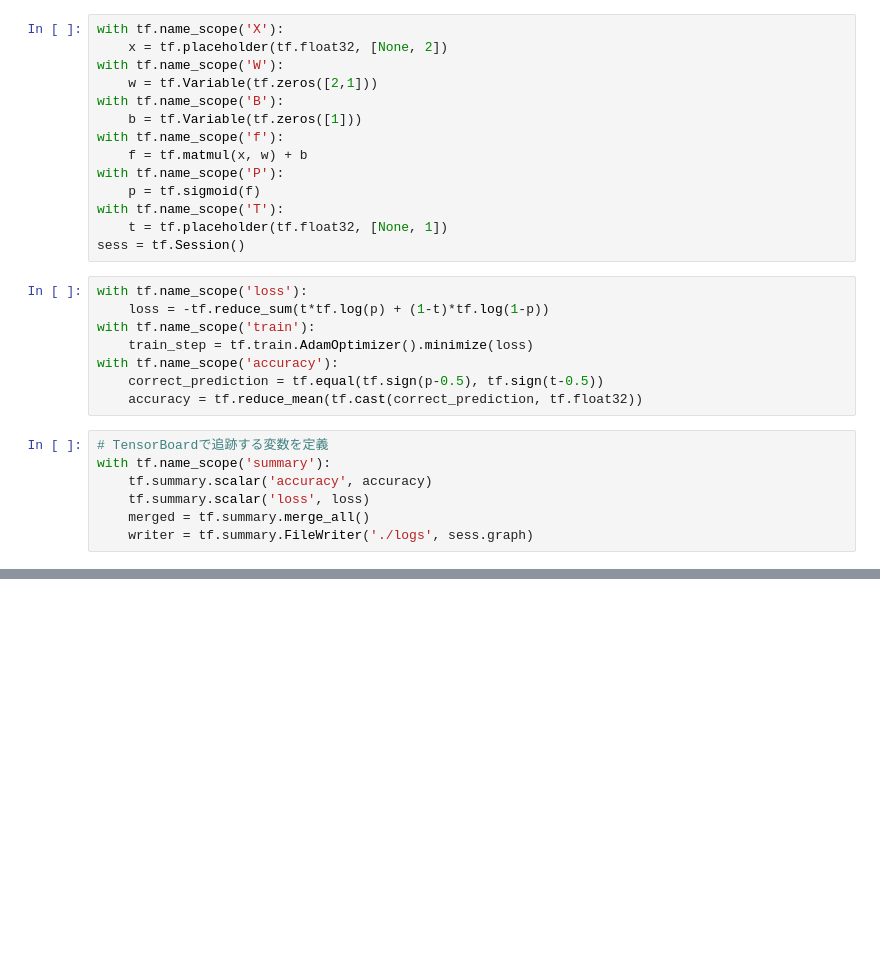
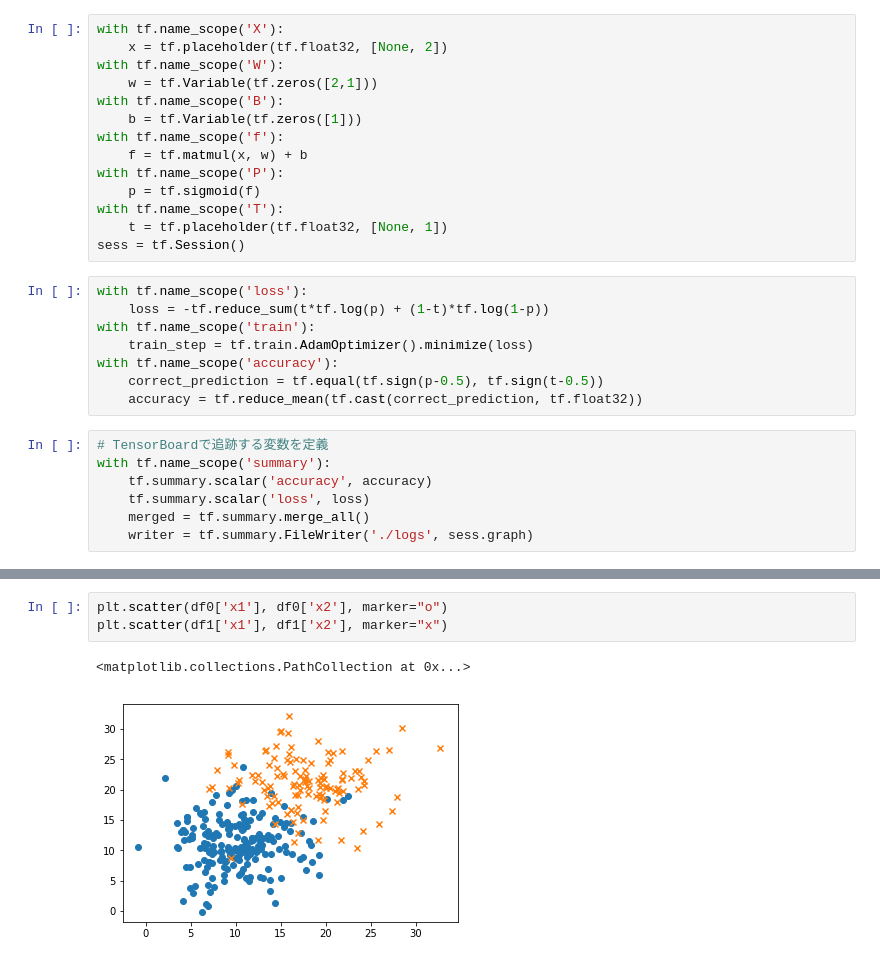
Before and after one commit to suotani/tensorflow_practice, a Jupyter notebook: practice/ロジスティック回帰.ipynb, the cells around one changed output, grey strips where cells are left out. Cells and saved outputs as stored; diff of their text form; blank space fills up the shorter version.

```diff
--- a/practice/ロジスティック回帰.ipynb
+++ b/practice/ロジスティック回帰.ipynb
@@ -86,0 +94,6 @@ plt.plot(linex, liney)
+# %%
+plt.scatter(df0['x1'], df0['x2'], marker="o")
+plt.scatter(df1['x1'], df1['x2'], marker="x")
+# %% [output]
+<matplotlib.collections.PathCollection at 0x...>
+[figure, added]
```
Also changed, not shown: parts of 6 cells of this notebook, 1 other file.
